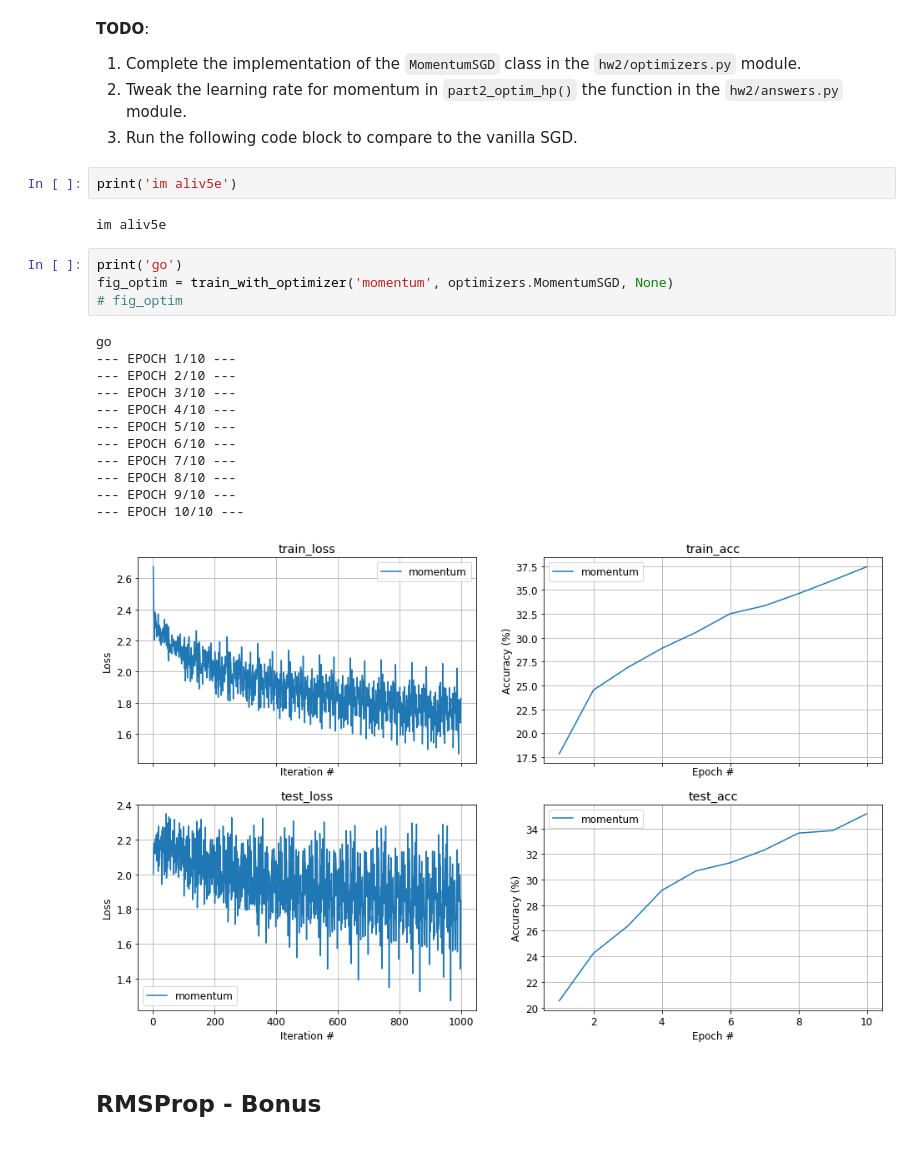
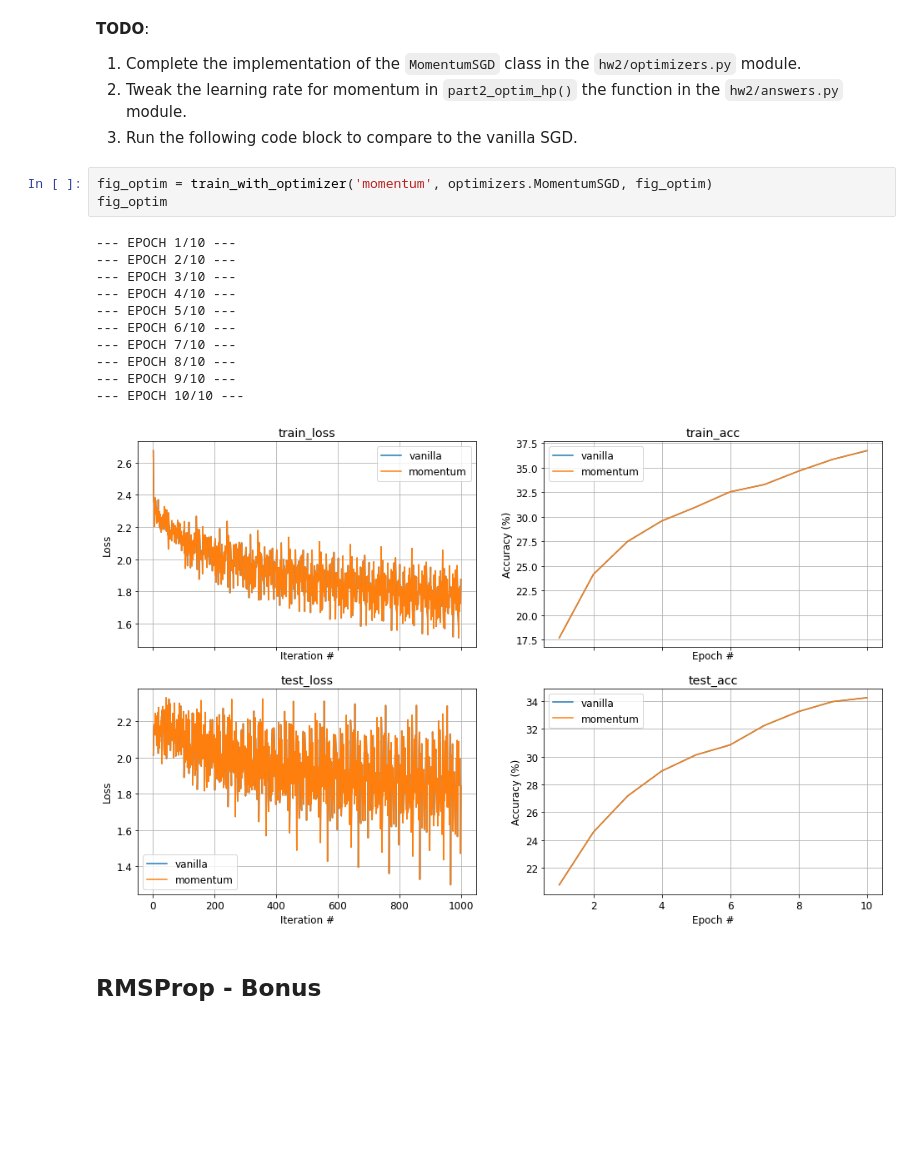
Before and after one commit to bar371/DL_class, a Jupyter notebook: hw2/Part2_Optimization.ipynb, the cells around one changed output. Drawn from its saved outputs; the diff is of its cells as text; blank space fills up the shorter version.

```diff
--- a/hw2/Part2_Optimization.ipynb
+++ b/hw2/Part2_Optimization.ipynb
@@ -313,27 +307,21 @@ Since we're incorporating previous gradient (update directions), a noisy value o
 1. Complete the implementation of the `MomentumSGD` class in the `hw2/optimizers.py` module.
 1. Tweak the learning rate for momentum in `part2_optim_hp()` the function in the `hw2/answers.py` module.
 1. Run the following code block to compare to the vanilla SGD.
-# %%
-print('im aliv5e')
-# %% [output]
-im aliv5e
 # %%
-print('go')
-fig_optim = train_with_optimizer('momentum', optimizers.MomentumSGD, None)
-# fig_optim
+fig_optim = train_with_optimizer('momentum', optimizers.MomentumSGD, fig_optim)
+fig_optim
 # %% [output]
-go
 --- EPOCH 1/10 ---
 --- EPOCH 2/10 ---
 --- EPOCH 3/10 ---
 --- EPOCH 4/10 ---
 --- EPOCH 5/10 ---
 --- EPOCH 6/10 ---
 --- EPOCH 7/10 ---
 --- EPOCH 8/10 ---
 --- EPOCH 9/10 ---
 --- EPOCH 10/10 ---
-[figure, old version]
+[figure, new version]
 # %% [markdown]
 ## RMSProp - Bonus
 <a id=part2_5></a>
```
Also changed, not shown: parts of 13 cells of this notebook, 7 other files.
